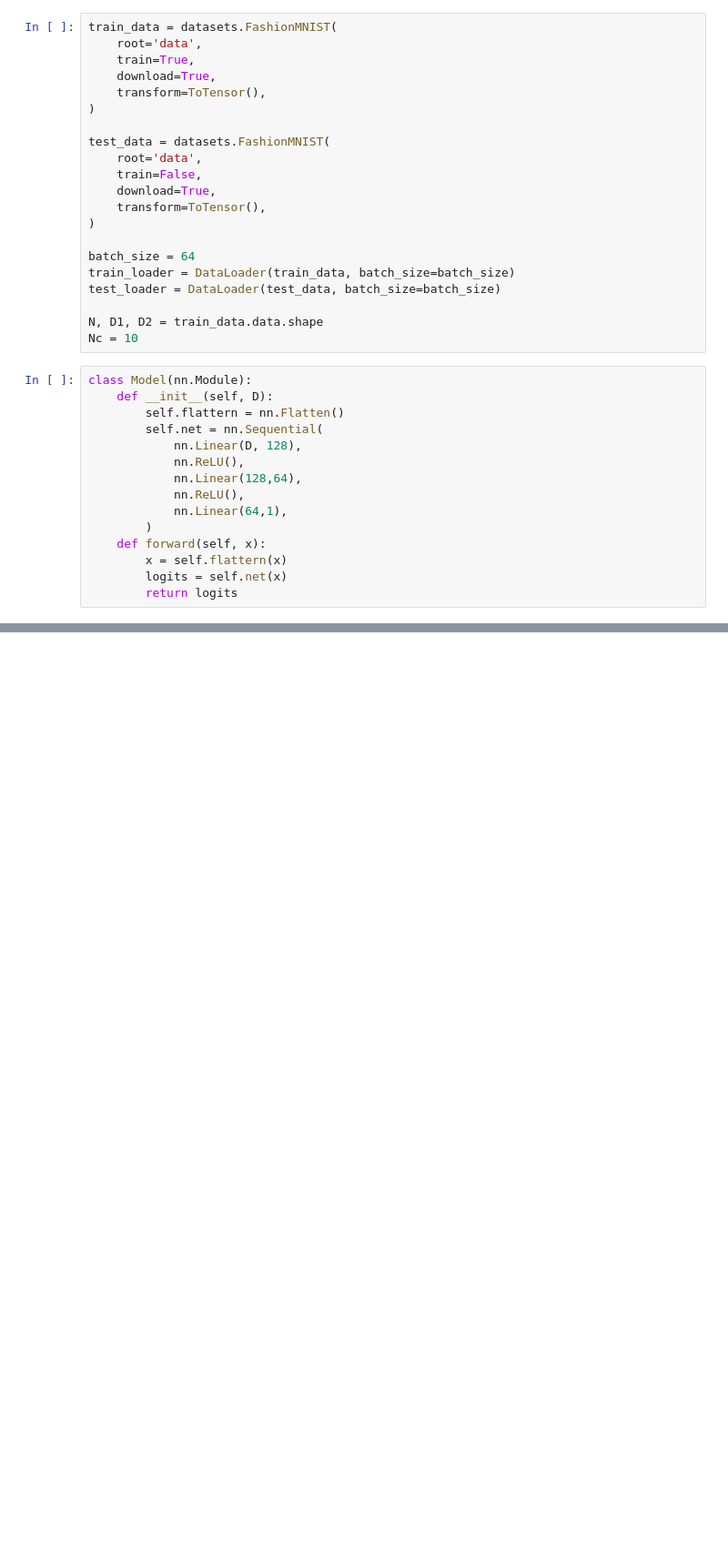
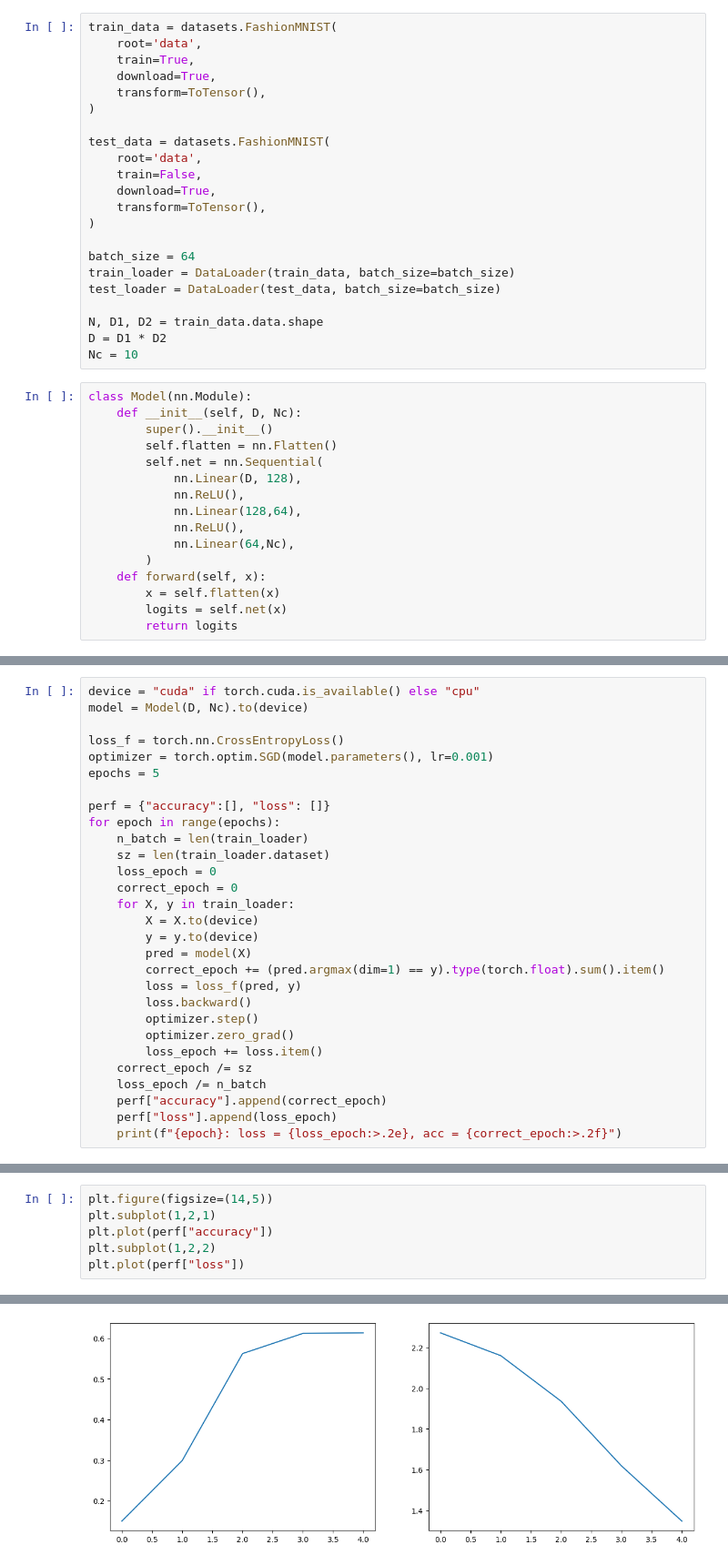
Before and after one commit to jskDr/torchlab, a Jupyter notebook: notebooks/pytorch/torch_prob_06-mlp.ipynb, the cells around one changed output, grey strips where cells are left out. Shown at 91% size. Saved outputs shown, nothing was run; the diff lists cells and outputs as text; blank space fills up the shorter version.

```diff
--- a/notebooks/pytorch/torch_prob_06-mlp.ipynb
+++ b/notebooks/pytorch/torch_prob_06-mlp.ipynb
@@ -24,19 +25,21 @@ train_loader = DataLoader(train_data, batch_size=batch_size)
 test_loader = DataLoader(test_data, batch_size=batch_size)
 
 N, D1, D2 = train_data.data.shape
+D = D1 * D2
 Nc = 10
 # %%
 class Model(nn.Module):
-    def __init__(self, D):
-        self.flattern = nn.Flatten()
+    def __init__(self, D, Nc):
+        super().__init__()
+        self.flatten = nn.Flatten()
         self.net = nn.Sequential(
             nn.Linear(D, 128),
             nn.ReLU(),
             nn.Linear(128,64),
             nn.ReLU(),
-            nn.Linear(64,1),
+            nn.Linear(64,Nc),
         )
     def forward(self, x):
-        x = self.flattern(x)
+        x = self.flatten(x)
         logits = self.net(x)
         return logits
@@ -44,0 +46,29 @@ mode = Model()
+# %%
+device = "cuda" if torch.cuda.is_available() else "cpu"
+model = Model(D, Nc).to(device)
+
+loss_f = torch.nn.CrossEntropyLoss()
+optimizer = torch.optim.SGD(model.parameters(), lr=0.001)
+epochs = 5
+
+perf = {"accuracy":[], "loss": []}
+for epoch in range(epochs):
+    n_batch = len(train_loader)
+    sz = len(train_loader.dataset)
+    loss_epoch = 0
+    correct_epoch = 0
+    for X, y in train_loader:
+        X = X.to(device)
+        y = y.to(device)
+        pred = model(X)
+        correct_epoch += (pred.argmax(dim=1) == y).type(torch.float).sum().item()
+        loss = loss_f(pred, y)
+        loss.backward()
+        optimizer.step()
+        optimizer.zero_grad()
+        loss_epoch += loss.item()
+    correct_epoch /= sz
+    loss_epoch /= n_batch
+    perf["accuracy"].append(correct_epoch)
+    perf["loss"].append(loss_epoch)
+    print(f"{epoch}: loss = {loss_epoch:>.2e}, acc = {correct_epoch:>.2f}")
@@ -44,0 +81,7 @@ mode = Model()
+# %%
+plt.figure(figsize=(14,5))
+plt.subplot(1,2,1)
+plt.plot(perf["accuracy"])
+plt.subplot(1,2,2)
+plt.plot(perf["loss"])
+# %% [output]
@@ -44,0 +89 @@ mode = Model()
+[figure, added]
```
Also changed, not shown: parts of 4 cells of this notebook, 1 other file.
